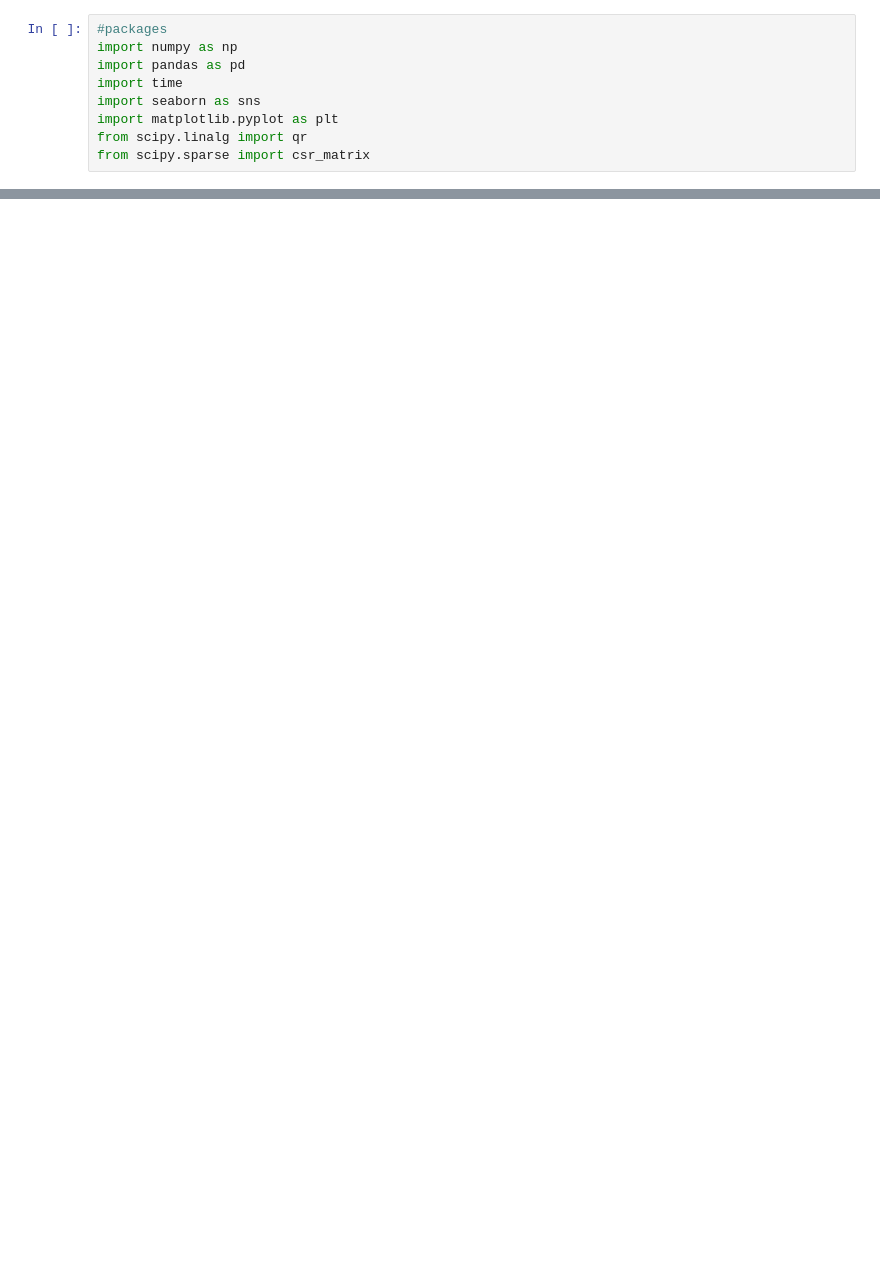
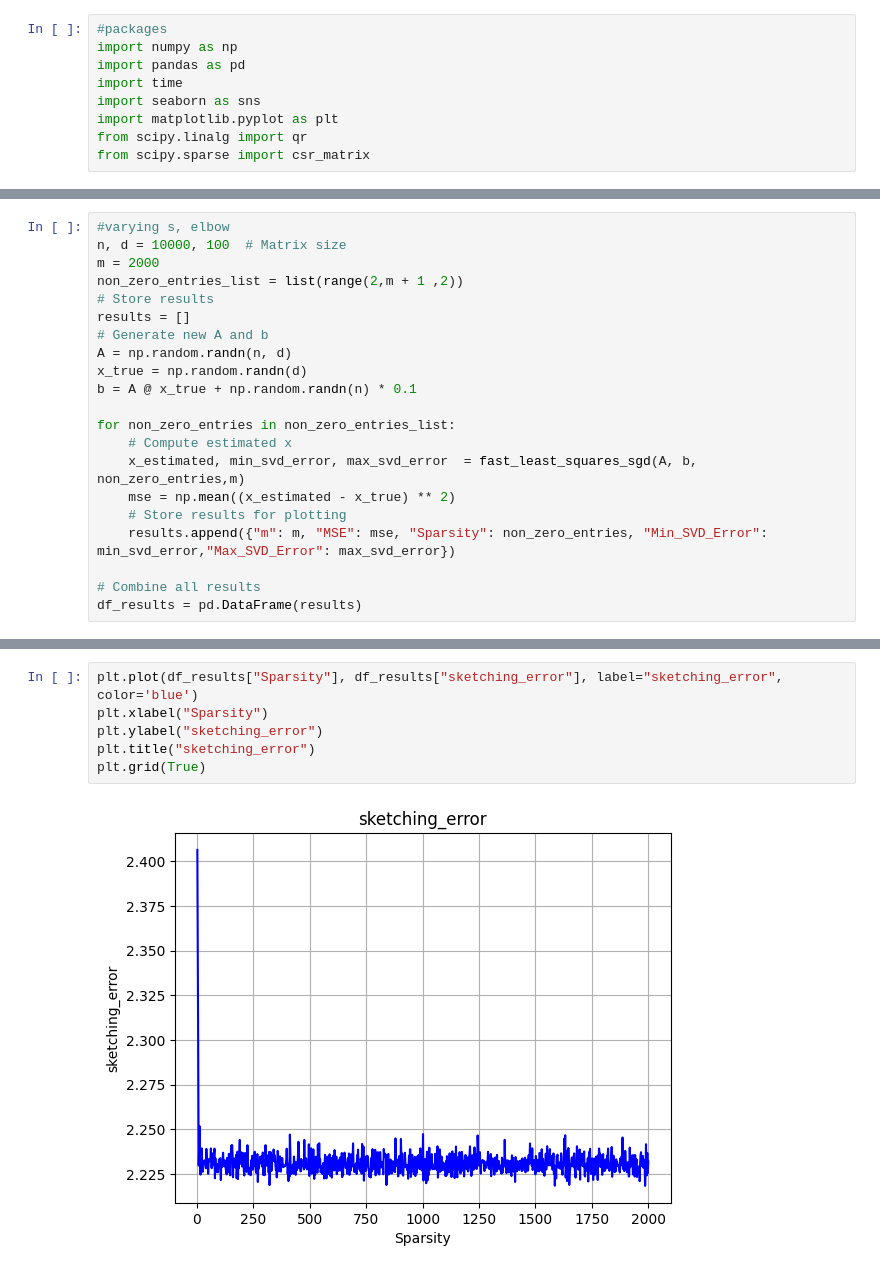
Before and after one commit to LakBoonJun1/DSA4288, a Jupyter notebook: Notebook/application.ipynb, the cells around one changed output, grey strips where cells are left out. Saved outputs shown, nothing was run; the diff lists cells and outputs as text; blank space fills up the shorter version.

```diff
--- a/Notebook/application.ipynb
+++ b/Notebook/application.ipynb
@@ -126,0 +343,21 @@ mse_ols
+# %%
+#varying s, elbow
+n, d = 10000, 100  # Matrix size
+m = 2000
+non_zero_entries_list = list(range(2,m + 1 ,2))
+# Store results
+results = []
+# Generate new A and b
+A = np.random.randn(n, d)
+x_true = np.random.randn(d)
+b = A @ x_true + np.random.randn(n) * 0.1
+
+for non_zero_entries in non_zero_entries_list:
+    # Compute estimated x
+    x_estimated, min_svd_error, max_svd_error  = fast_least_squares_sgd(A, b, non_zero_entries,m)
+    mse = np.mean((x_estimated - x_true) ** 2)
+    # Store results for plotting
+    results.append({"m": m, "MSE": mse, "Sparsity": non_zero_entries, "Min_SVD_Error": min_svd_error,"Max_SVD_Error": max_svd_error})
+
+# Combine all results
+df_results = pd.DataFrame(results)
@@ -126,0 +408,8 @@ mse_ols
+# %%
+plt.plot(df_results["Sparsity"], df_results["sketching_error"], label="sketching_error", color='blue')
+plt.xlabel("Sparsity")
+plt.ylabel("sketching_error")
+plt.title("sketching_error")
+plt.grid(True)
+# %% [output]
+[figure, added]
```
Also changed, not shown: parts of 24 cells of this notebook, 3 other files.
